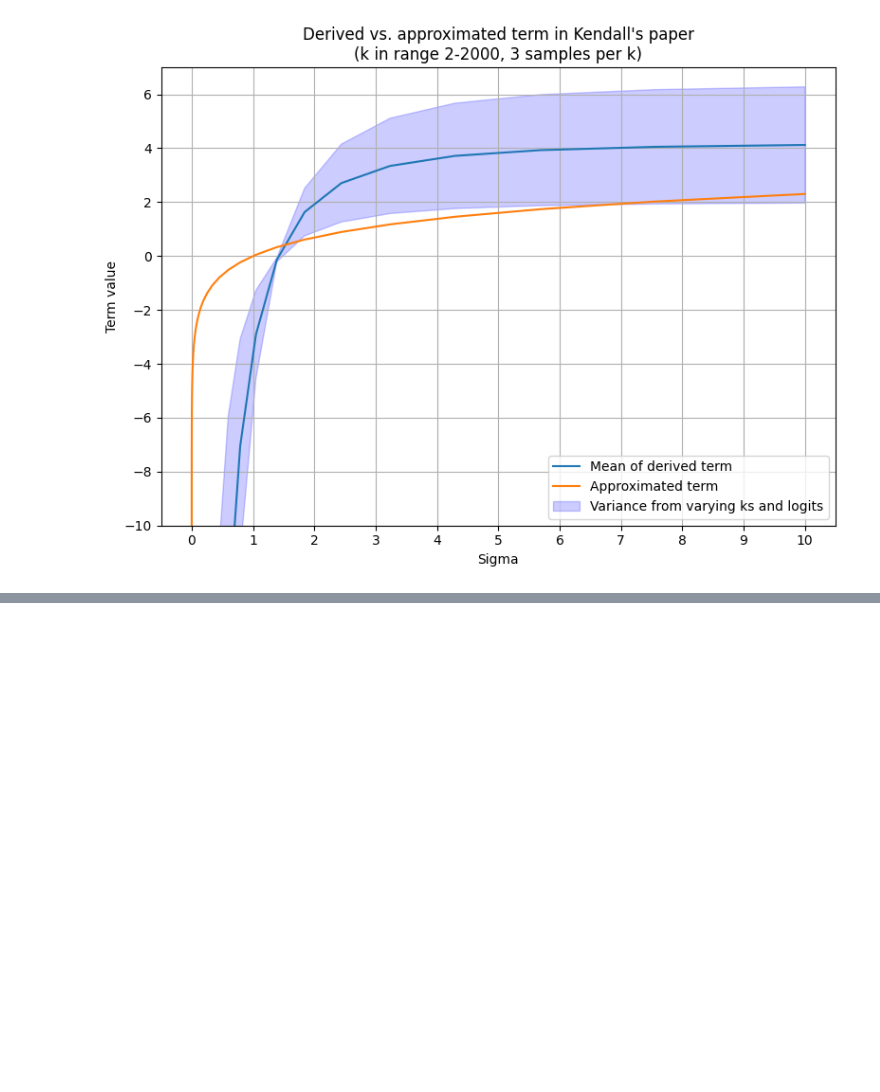
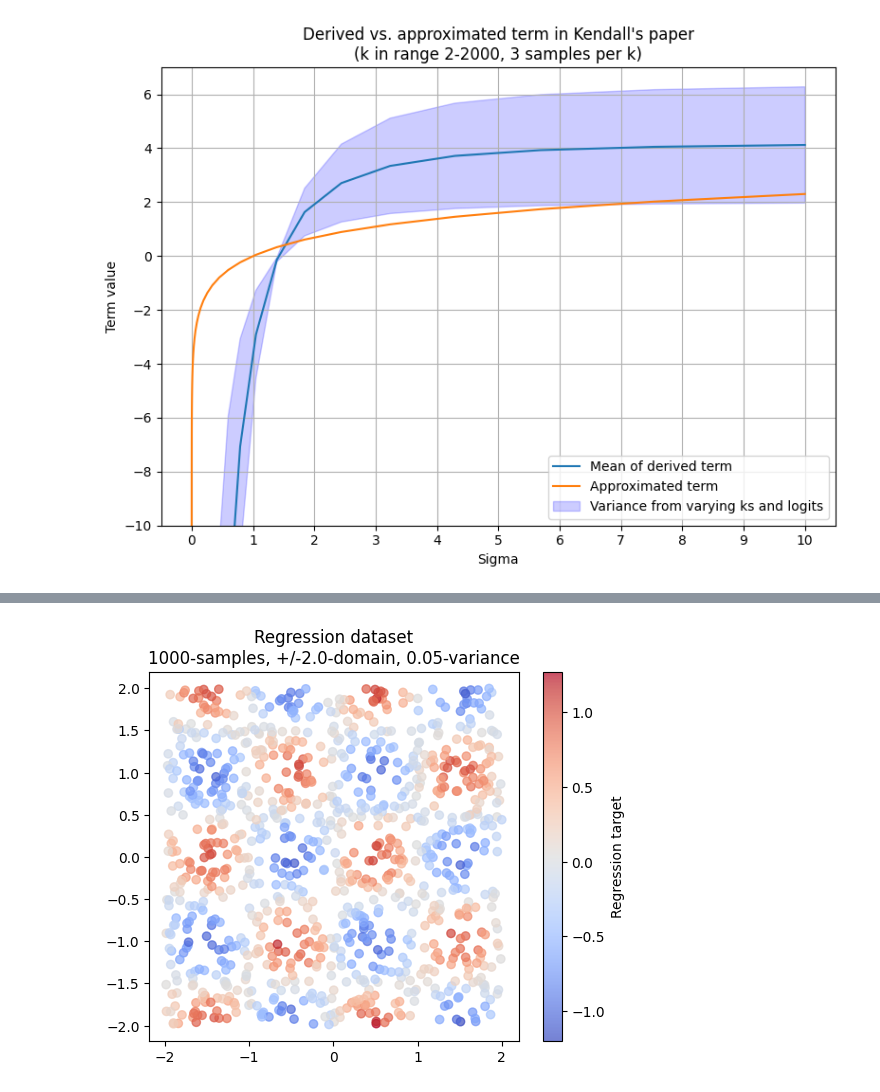
Before and after one commit to graphcore-research/minimol, a Jupyter notebook: notebooks/uncertainty_weighing.ipynb, the cells around one changed output, grey strips where cells are left out. Saved outputs shown, nothing was run; the diff lists cells and outputs as text; code cells hidden in the pictures; blank space fills up the shorter version.

```diff
--- a/notebooks/uncertainty_weighing.ipynb
+++ b/notebooks/uncertainty_weighing.ipynb
@@ -118,0 +163,29 @@ plt.show()
+# %%
+def generate_regression_dataset(samples=1000, domain_range=2.0, variance=0.1, seed=None):
+    np.random.seed(seed)
+    x1 = np.random.uniform(-domain_range, domain_range, samples)
+    x2 = np.random.uniform(-domain_range, domain_range, samples)
+    X_reg = np.column_stack((x1, x2))
+    y_reg = np.sin(x1 * np.pi) * np.cos(x2 * np.pi) + np.random.normal(0, variance, samples)
+    return X_reg, y_reg
+
+# Parameters
+samples = 1000
+domain_range = 2.0
+random_state = 42
+
+# Generate regression dataset
+X_reg, y_reg = generate_regression_dataset(
+    samples=samples,
+    domain_range=domain_range,
+    random_state=random_state
+)
+
+# Visualize the input space
+plt.scatter(X_reg[:, 0], X_reg[:, 1], c=y_reg, cmap='coolwarm', alpha=0.7)
+plt.colorbar(label='Regression target')
+plt.gca().set_aspect('equal', adjustable='box')
+plt.title(f'Regression dataset\n{samples}-samples, +/-{domain_range}-domain, {variance}-variance')
+plt.show()
+# %% [output]
+[figure, added]
```
Also changed, not shown: parts of 11 cells of this notebook, 1 other file.
